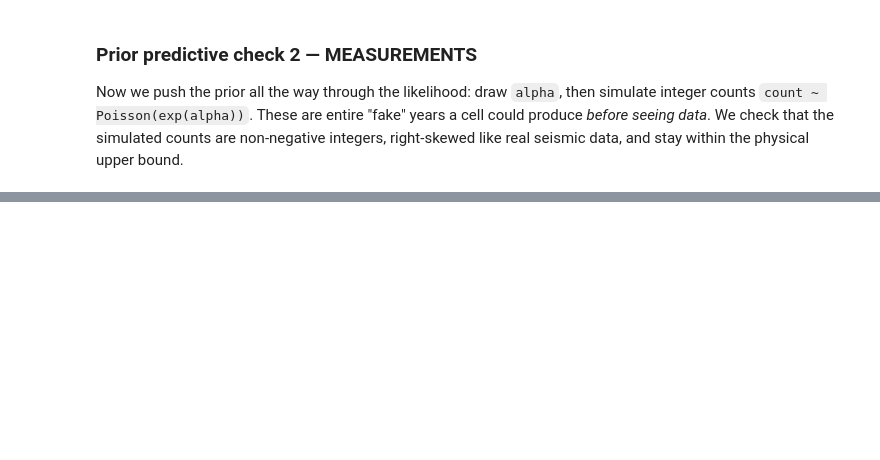
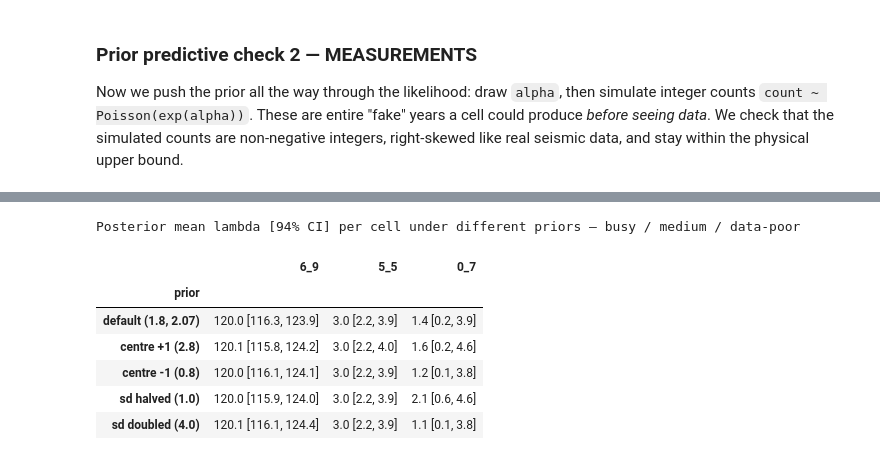
Before and after one commit to PMajerczyk/DA_project, a Jupyter notebook: notebooks/03_priors.ipynb, the cells around one changed output, grey strips where cells are left out. Saved outputs shown, nothing was run; the diff lists cells and outputs as text; code cells hidden in the pictures; blank space fills up the shorter version.

```diff
--- a/notebooks/03_priors.ipynb
+++ b/notebooks/03_priors.ipynb
@@ -181,0 +233,33 @@ plt.show()
+# %%
+from cmdstanpy import CmdStanModel
+from utils.data_prep import build_stan_data
+
+annual = pd.read_csv("../data/processed/grid_annual_counts.csv")
+meta = pd.read_csv("../data/processed/grid_metadata.csv")
+base_data, cells, _ = build_stan_data(annual)
+busy = meta.sort_values("total_events").iloc[-1]["cell_id"]
+midc = meta.sort_values("total_events").iloc[len(meta)//2]["cell_id"]
+poor = meta.sort_values("total_events").iloc[0]["cell_id"]
+rep = [busy, midc, poor]
+
+model1 = CmdStanModel(stan_file="../models/model1_nopool.stan")
+scenarios = {"default (1.8, 2.07)": (1.8, 2.07), "centre +1 (2.8)": (2.8, 2.07),
+             "centre -1 (0.8)": (0.8, 2.07), "sd halved (1.0)": (1.8, 1.0),
+             "sd doubled (4.0)": (1.8, 4.0)}
+rows = []
+for name, (m, s) in scenarios.items():
+    d = dict(base_data); d["mu_prior_mean"] = m; d["sigma_fixed"] = s
+    fit = model1.sample(data=d, chains=2, parallel_chains=2, iter_warmup=600,
+                        iter_sampling=600, seed=7, show_progress=False)
+    idata = az.from_cmdstanpy(posterior=fit, coords={"cell": cells},
+                              dims={"lambda": ["cell"]})
+    lam = idata.posterior["lambda"]
+    row = {"prior": name}
+    for c in rep:
+        v = lam.sel(cell=c).values.flatten()
+        row[c] = f"{v.mean():.1f} [{np.quantile(v,0.03):.1f}, {np.quantile(v,0.97):.1f}]"
+    rows.append(row)
+display_df(pd.DataFrame(rows).set_index("prior"),
+           caption="Posterior mean lambda [94% CI] per cell under different priors — "
+                   "busy / medium / data-poor")
+# %% [output]
@@ -181,0 +283,8 @@ plt.show()
+Posterior mean lambda [94% CI] per cell under different priors — busy / medium / data-poor
+|  | 6_9 | 5_5 | 0_7 |
+| prior |  |  |  |
+| default (1.8, 2.07) | 120.0 [116.3, 123.9] | 3.0 [2.2, 3.9] | 1.4 [0.2, 3.9] |
+| centre +1 (2.8) | 120.1 [115.8, 124.2] | 3.0 [2.2, 4.0] | 1.6 [0.2, 4.6] |
+| centre -1 (0.8) | 120.0 [116.1, 124.1] | 3.0 [2.2, 3.9] | 1.2 [0.1, 3.8] |
+| sd halved (1.0) | 120.0 [115.9, 124.0] | 3.0 [2.2, 3.9] | 2.1 [0.6, 4.6] |
+| sd doubled (4.0) | 120.1 [116.1, 124.4] | 3.0 [2.2, 3.9] | 1.1 [0.1, 3.8] |
```
Also changed, not shown: parts of 15 cells of this notebook, 20 other files.
